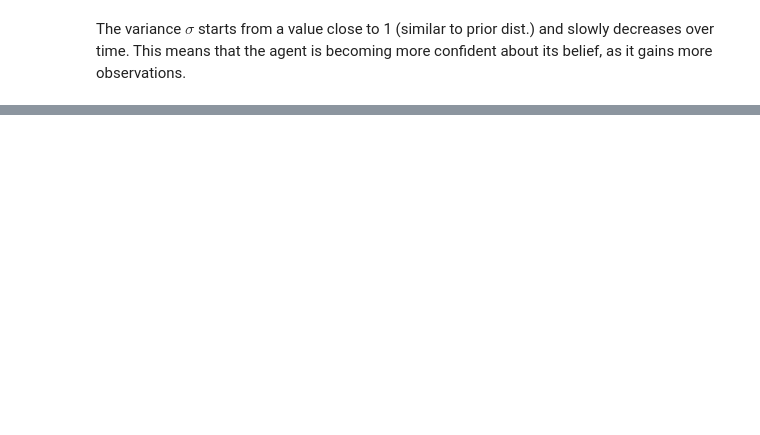
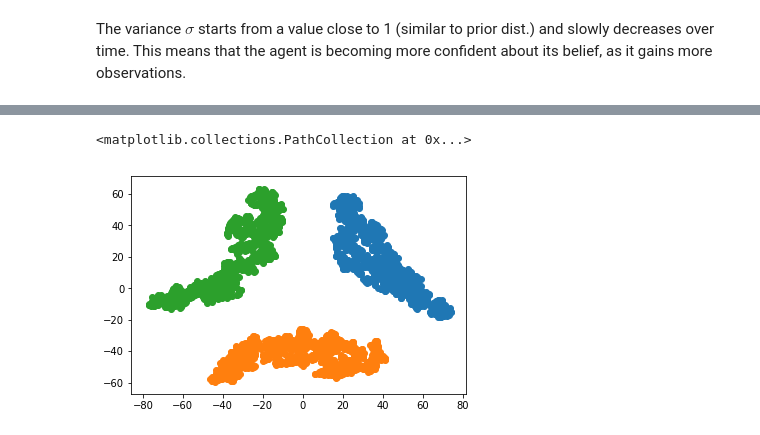
Before and after one commit to donlee90/physics, a Jupyter notebook: experiments/Physics.ipynb, the cells around one changed output, grey strips where cells are left out. Saved outputs shown, nothing was run; the diff lists cells and outputs as text; code cells hidden in the pictures; blank space fills up the shorter version.

```diff
--- a/experiments/Physics.ipynb
+++ b/experiments/Physics.ipynb
@@ -199,0 +315,26 @@ tensor([[0.8698, 0.7583, 0.9630, 0.9691],
+# %%
+for batch_idx, data in enumerate(data_loader_x):
+    o, a, o_next = data
+    o, a, o_next = o.to(device), a.to(device), o_next.to(device)
+    _, mu, _ = vae(o, a, o_next)
+    z_x = mu[:,-1,:]
+    break
+# %%
+for batch_idx, data in enumerate(data_loader_y):
+    o, a, o_next = data
+    o, a, o_next = o.to(device), a.to(device), o_next.to(device)
+    _, mu, _ = vae(o, a, o_next)
+    z_y = mu[:,-1,:]
+    break
+# %%
+z = np.concatenate((z_free.cpu().numpy(), z_x.cpu().numpy(), z_y.cpu().numpy()))
+# %%
+from sklearn.manifold import TSNE
+z_embedded = TSNE(n_components=2).fit_transform(z)
+# %%
+plt.scatter(z_embedded[:1024,0], z_embedded[:1024,1])
+plt.scatter(z_embedded[1024:2048,0], z_embedded[1024:2048,1])
+plt.scatter(z_embedded[2048:,0], z_embedded[2048:,1])
+# %% [output]
+<matplotlib.collections.PathCollection at 0x...>
+[figure, added]
```
Also changed, not shown: parts of 22 cells of this notebook, 1 other file.
